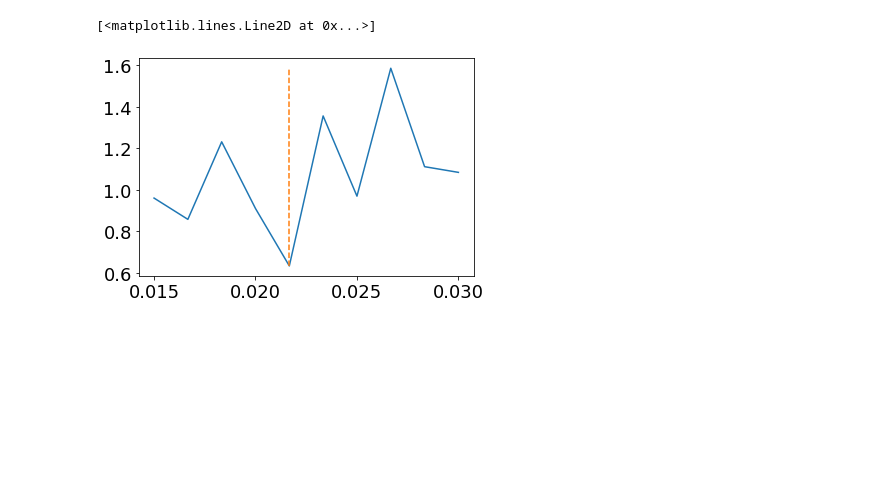
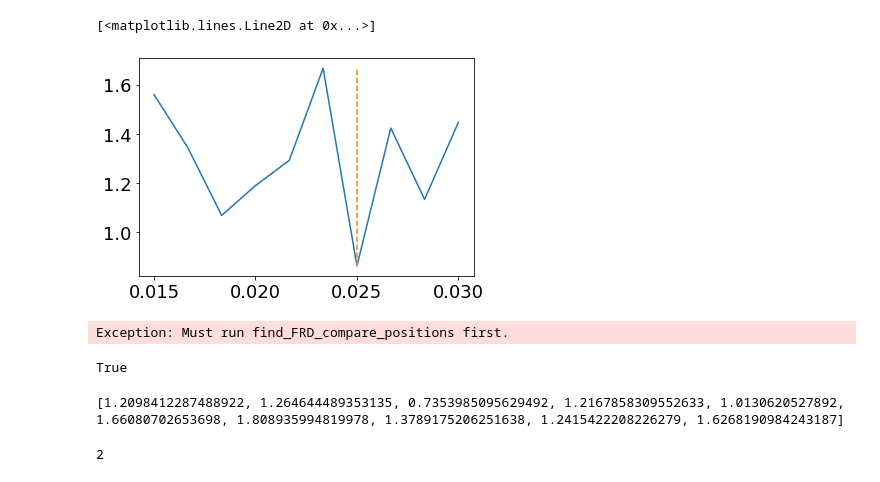
Before and after one commit to bbelland/FRDtesting, a Jupyter notebook: FRDClass_TestNotebook.ipynb, the cells around one changed output. Cells and saved outputs as stored; diff of their text form; code cells hidden in the pictures; blank space fills up the shorter version.

```diff
--- a/FRDClass_TestNotebook.ipynb
+++ b/FRDClass_TestNotebook.ipynb
@@ -201,20 +232,47 @@ print(FRDimageset["knownFRDlist"][64])
 # %%
 ## Example class test
 
-position = 98
+position = 100
 
 knownFRDlist = np.linspace(0.015,0.030,10)
 
 imagelist = np.array(FRDimageset["knownFRDlist"][position])
 
 imagetosolve = FRDimageset["FRDtofind"][position]
 
 testFRD = FRDsolver(knownFRDlist, imagelist, imagetosolve)
 
 (residuallist, minFRD) = testFRD.find_FRD_compare_positions(knownFRDlist, imagelist, imagetosolve)
 
 plt.plot(knownFRDlist,residuallist)
 plt.plot([minFRD,minFRD],[np.min(residuallist),np.max(residuallist)],'--')
 # %% [output]
 [<matplotlib.lines.Line2D at 0x...>]
-[figure, old version]
+[figure, new version]
+# %%
+FRDrange = []
+for position in range(120):
+
+    knownFRDlist = np.linspace(0.015,0.030,10)
+
+    imagelist = np.array(FRDimageset["knownFRDlist"][position])
+
+    imagetosolve = FRDimageset["FRDtofind"][position]
+
+    testFRD = FRDsolver(knownFRDlist, imagelist, imagetosolve)
+
+    (residuallist, minFRD) = testFRD.find_FRD_compare_positions(knownFRDlist, imagelist, imagetosolve)
+
+    FRDrange.append(testFRD.returnFRDrange())
+# %% [output]
+Exception: Must run find_FRD_compare_positions first.
+# %%
+testarray = np.array([1, 2, 3, np.nan, np.nan, 4])
+
+print(np.isnan(np.nan))
+# %% [output]
+True
+# %%
+print(residuallist)
+# %% [output]
+[1.2098412287488922, 1.264644489353135, 0.7353985095629492, 1.2167858309552633, 1.0130620527892, 1.66080702653698, 1.808935994819978, 1.3789175206251638, 1.2415422208226279, 1.6268190984243187]
@@ -220,0 +282,4 @@ plt.plot([minFRD,minFRD],[np.min(residuallist),np.max(residuallist)],'--')
+# %%
+np.sum(np.array([True, False, False, False, True]))
+# %% [output]
+2
```
Also changed, not shown: parts of 7 cells of this notebook.
